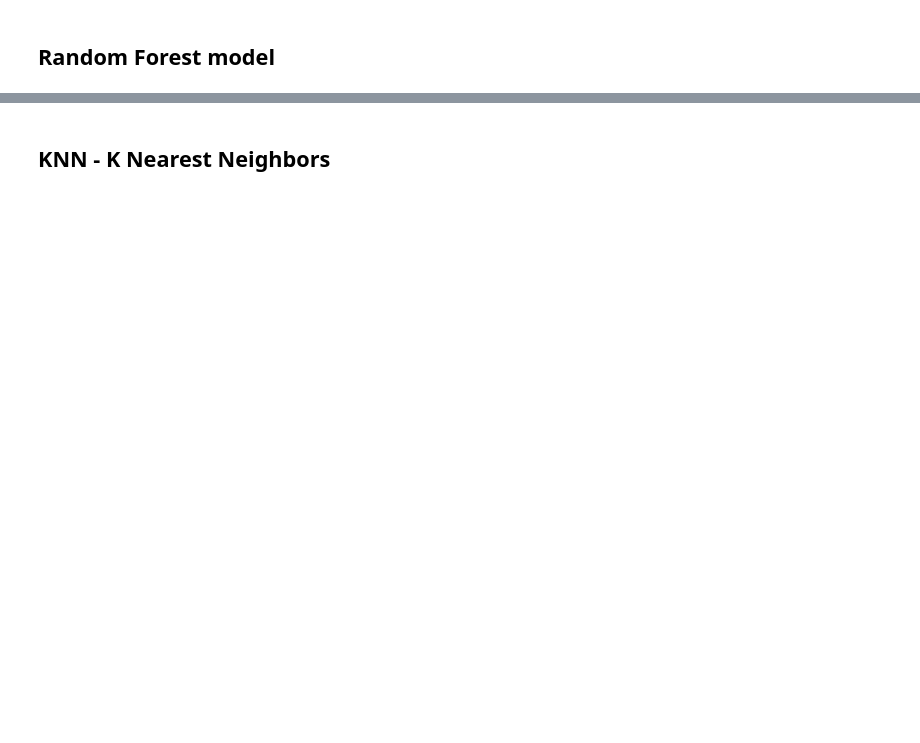
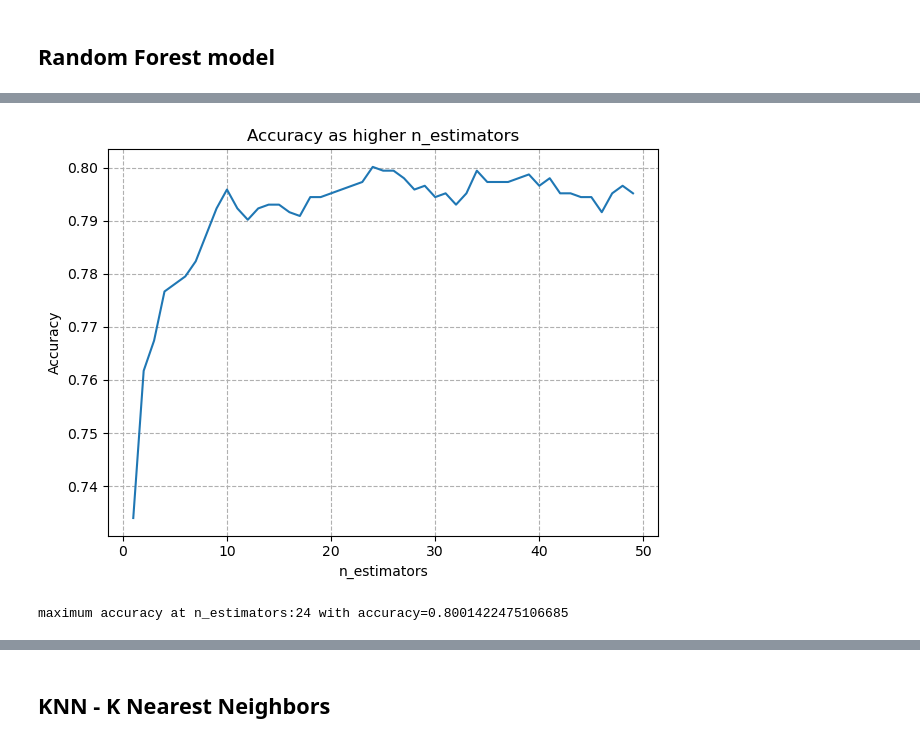
Before and after one commit to zivisaiah/gai_mid_project, a Jupyter notebook: gai_mid_project_notebook.ipynb, the cells around one changed output, grey strips where cells are left out. Cells and saved outputs as stored; diff of their text form; code cells hidden in the pictures; blank space fills up the shorter version.

```diff
--- a/gai_mid_project_notebook.ipynb
+++ b/gai_mid_project_notebook.ipynb
@@ -490,7 +978,7 @@ plot_tree(model, original_x_train.columns, ['Not Churned', 'Churned'])
 from sklearn.ensemble import RandomForestClassifier
 from sklearn.metrics import accuracy_score
 
-model = RandomForestClassifier(n_estimators=9, max_depth=10, random_state=1)
+model = RandomForestClassifier(n_estimators=24, max_depth=9, random_state=1)
 
 model.fit(x_train, y_train)
 
@@ -503,0 +1005,23 @@ output.head(10)
+# %%
+iterations = list(range(1,50))
+test_acc = []
+for n in iterations:
+    model = RandomForestClassifier(n_estimators=n, max_depth=9, random_state=1)
+    model.fit(x_train, y_train)
+    y_test_pred_RandomForest = model.predict(x_test)
+    output = pd.DataFrame({cus_id: cus_id_test, 'churned_what_actualy_happened':y_test, 'churned_predicted_by_model': y_test_pred_RandomForest})
+    test_acc.append( accuracy_score(y_test, y_test_pred_RandomForest) )
+
+plt.plot(iterations, test_acc)
+plt.title('Accuracy as higher n_estimators')
+plt.xlabel('n_estimators')
+plt.ylabel('Accuracy')
+plt.grid(linestyle='--')
+plt.tight_layout()
+plt.show()
+
+d = dict(zip(test_acc,iterations))
+print(f"maximum accuracy at n_estimators:{d[max(d.keys())]} with accuracy={max(d.keys())}")
+# %% [output]
+[figure, added]
+maximum accuracy at n_estimators:24 with accuracy=0.8001422475106685
```
Also changed, not shown: parts of 52 cells of this notebook.
